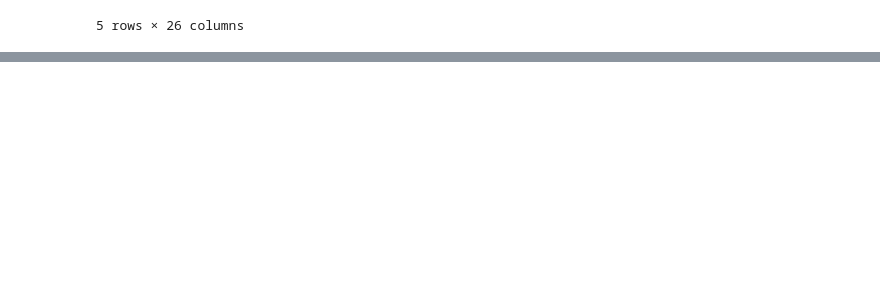
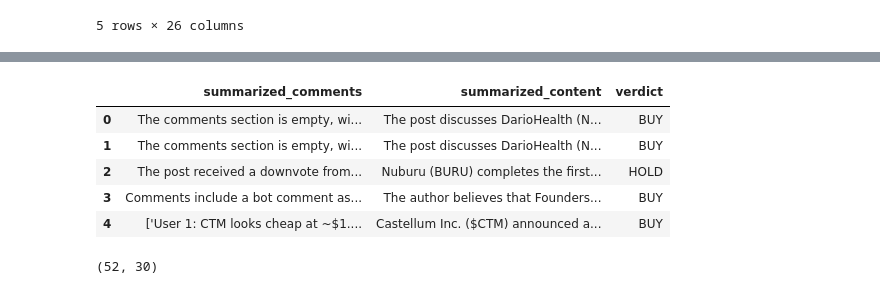
Before and after one commit to moh1tt/pennyai, a Jupyter notebook: scripts/explore.ipynb, the cells around one changed output, grey strips where cells are left out. Cells and saved outputs as stored; diff of their text form; code cells hidden in the pictures; blank space fills up the shorter version.

Commit message:
completed fetch, pre-process, ingest data into duckdb and summary using langchain

```diff
--- a/scripts/explore.ipynb
+++ b/scripts/explore.ipynb
@@ -54,0 +66,12 @@ df.head()
+# %%
+con = duckdb.connect('/workspaces/pennyai/data/duckdb/pennyai.duckdb')
+# %%
+
+# Query top 5 rows
+df = con.execute("""
+SELECT *
+FROM training
+""").fetchdf()
+
+# Print the result
+print(df)
@@ -54,0 +96,13 @@ df.head()
+# %%
+df[['summarized_comments', 'summarized_content','verdict']]
+# %% [output]
+|  | summarized_comments | summarized_content | verdict |
+| 0 | The comments section is empty, wi... | The post discusses DarioHealth (N... | BUY |
+| 1 | The comments section is empty, wi... | The post discusses DarioHealth (N... | BUY |
+| 2 | The post received a downvote from... | Nuburu (BURU) completes the first... | HOLD |
+| 3 | Comments include a bot comment as... | The author believes that Founders... | BUY |
+| 4 | ['User 1: CTM looks cheap at ~$1.... | Castellum Inc. ($CTM) announced a... | BUY |
+# %%
+df.shape
+# %% [output]
+(52, 30)
```
Also changed, not shown: parts of 4 cells of this notebook, 9 other files.
